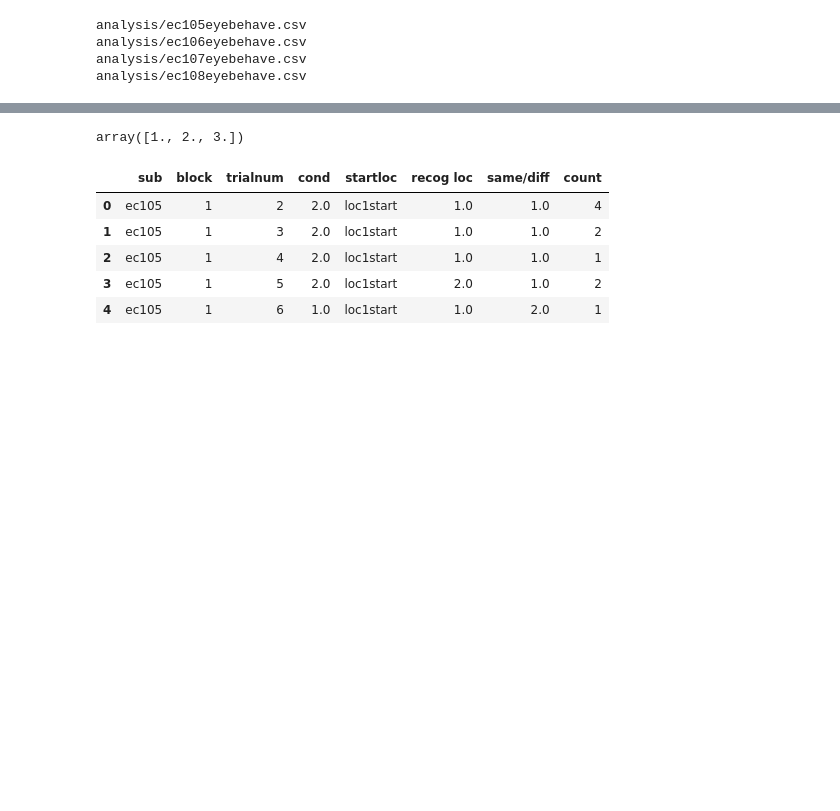
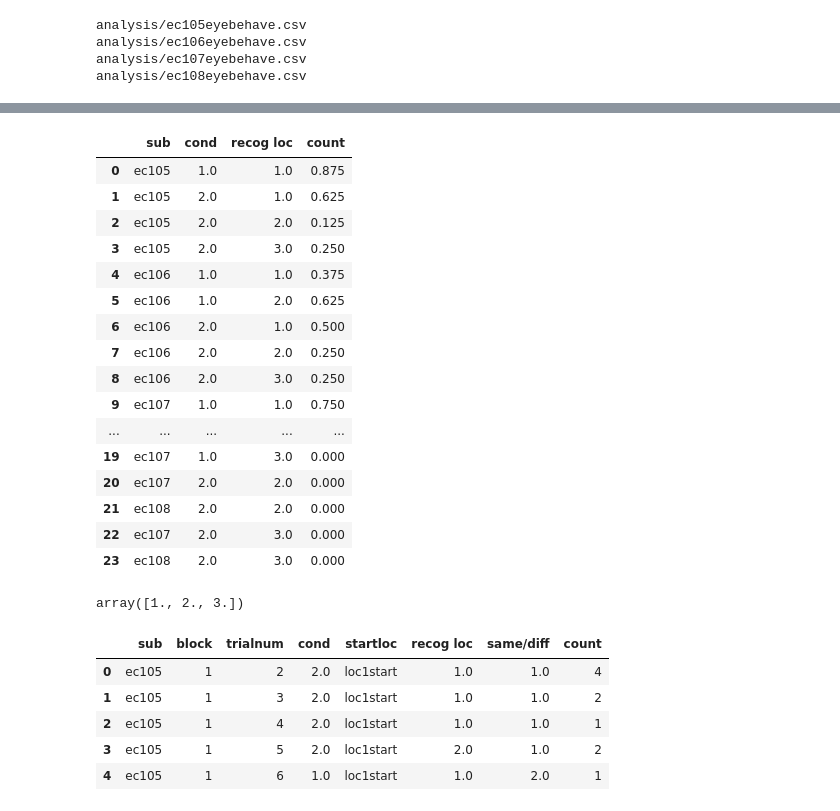
Before and after one commit to donnajobridge/location-space, a Jupyter notebook: eyebehave_visualizations.ipynb, the cells around one changed output, grey strips where cells are left out. Cells and saved outputs as stored; diff of their text form; code cells hidden in the pictures; blank space fills up the shorter version.

Commit message:
some visuals for eye and recog data

```diff
--- a/eyebehave_visualizations.ipynb
+++ b/eyebehave_visualizations.ipynb
@@ -29,15 +48,34 @@ recog_mean=pd.DataFrame(recog_num.to_records())
 # %%
 # fill in missing values
 conds=[1, 2]
 locs=[1, 2, 3]
 for newcond in conds:
     for newloc in locs:
         x=recog_mean[(recog_mean['cond']==newcond) & (recog_mean['recog loc']==newloc)]
         only=x['sub'].unique()
         for sub in sublist:
             if sub not in only:
                 recog_mean.loc[recog_mean.shape[0],'sub']=sub
                 recog_mean.loc[recog_mean.shape[0]-1,'cond']=newcond
                 recog_mean.loc[recog_mean.shape[0]-1,'recog loc']=newloc
                 recog_mean.loc[recog_mean.shape[0]-1,'count']=0
+recog_mean
+# %% [output]
+|  | sub | cond | recog loc | count |
+| 0 | ec105 | 1.0 | 1.0 | 0.875 |
+| 1 | ec105 | 2.0 | 1.0 | 0.625 |
+| 2 | ec105 | 2.0 | 2.0 | 0.125 |
+| 3 | ec105 | 2.0 | 3.0 | 0.250 |
+| 4 | ec106 | 1.0 | 1.0 | 0.375 |
+| 5 | ec106 | 1.0 | 2.0 | 0.625 |
+| 6 | ec106 | 2.0 | 1.0 | 0.500 |
+| 7 | ec106 | 2.0 | 2.0 | 0.250 |
+| 8 | ec106 | 2.0 | 3.0 | 0.250 |
+| 9 | ec107 | 1.0 | 1.0 | 0.750 |
+| ... | ... | ... | ... | ... |
+| 19 | ec107 | 1.0 | 3.0 | 0.000 |
+| 20 | ec107 | 2.0 | 2.0 | 0.000 |
+| 21 | ec108 | 2.0 | 2.0 | 0.000 |
+| 22 | ec107 | 2.0 | 3.0 | 0.000 |
+| 23 | ec108 | 2.0 | 3.0 | 0.000 |
 # %%
```
Also changed, not shown: parts of 4 cells of this notebook.
